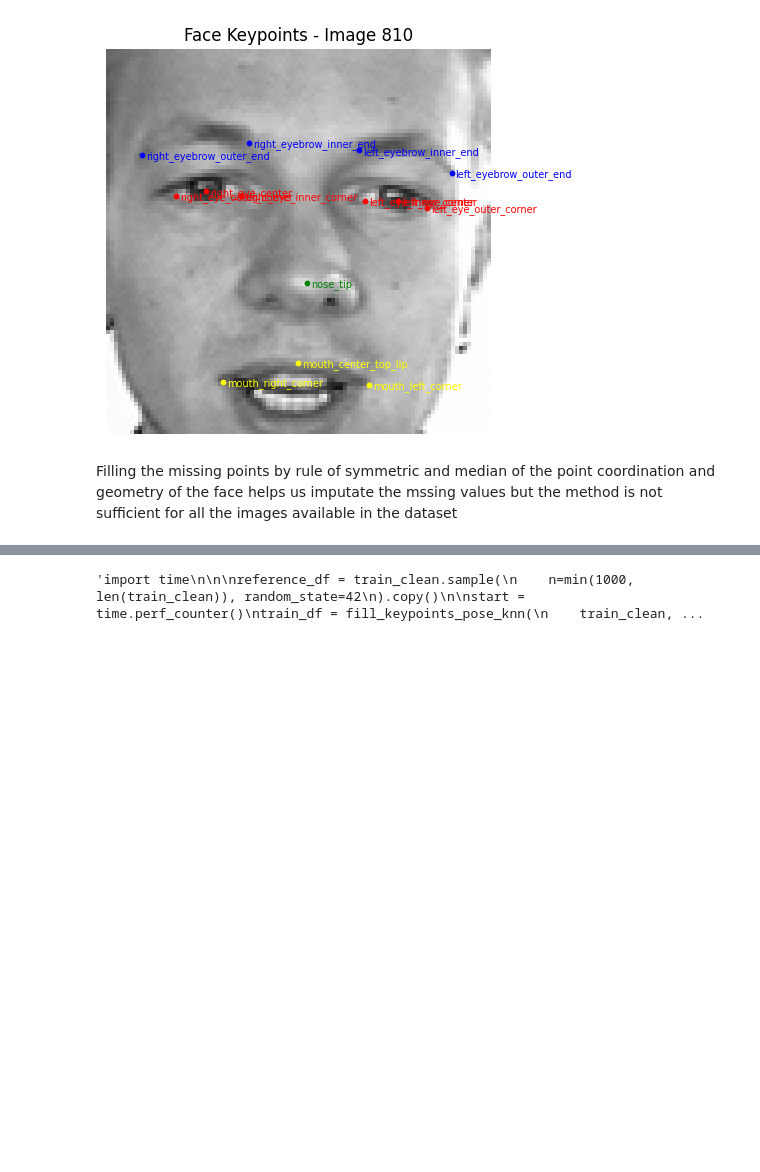
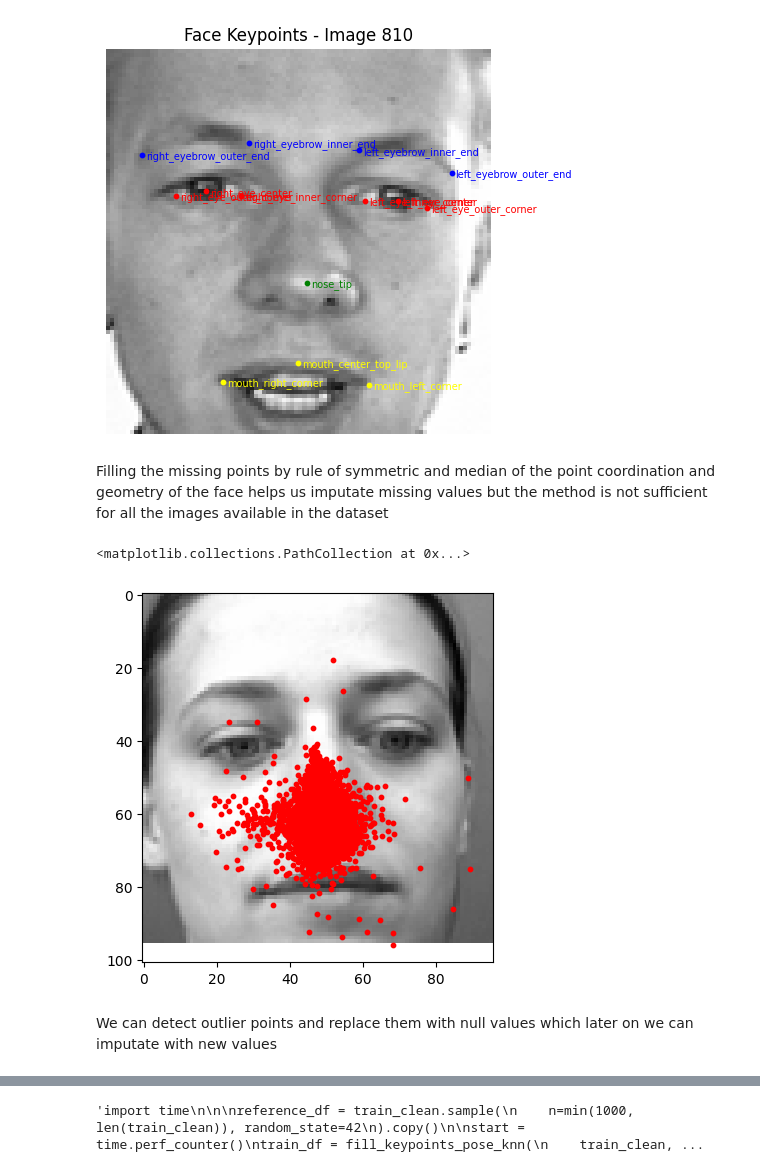
Before and after one commit to NimaNIKOOKAR/Facial-Keypoints-Detection, a Jupyter notebook: facial-detection.ipynb, the cells around one changed output, grey strips where cells are left out. Cells and saved outputs as stored; diff of their text form; code cells hidden in the pictures; blank space fills up the shorter version.

```diff
--- a/facial-detection.ipynb
+++ b/facial-detection.ipynb
@@ -215,9 +215,17 @@ show_face_with_keypoints(df_with_missing_points, 810)
 # %% [output]
 [figure]
 # %% [markdown]
-Filling the missing points by rule of symmetric and median of the point coordination and geometry of the face helps us imputate the mssing values but the method is not sufficient for all the images available in the dataset
+Filling the missing points by rule of symmetric and median of the point coordination and geometry of the face helps us imputate missing values but the method is not sufficient for all the images available in the dataset
 # %%
 # df_train = fill_missing_keypoints_geometric(df_train)
+# %%
+plt.imshow(np.fromstring(df_train["Image"][315], sep=" ").reshape(96, 96), cmap="gray")
+plt.scatter(df_train.nose_tip_x, df_train.nose_tip_y, color="red", s=10)
+# %% [output]
+<matplotlib.collections.PathCollection at 0x...>
+[figure, added]
+# %% [markdown]
+We can detect outlier points and replace them with null values which later on we can imputate with new values
 # %%
 # Split original annotations before cleaning or imputation.
 train_original, val_original = train_test_split(
```
Also changed, not shown: parts of 14 cells of this notebook, 1 other file.
